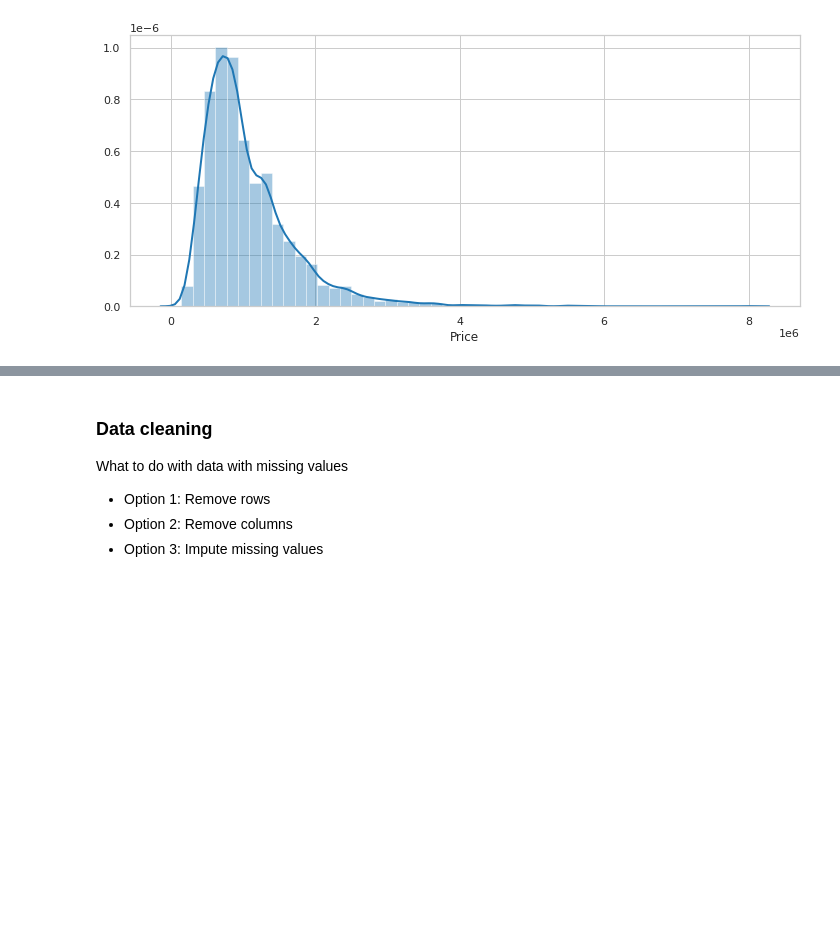
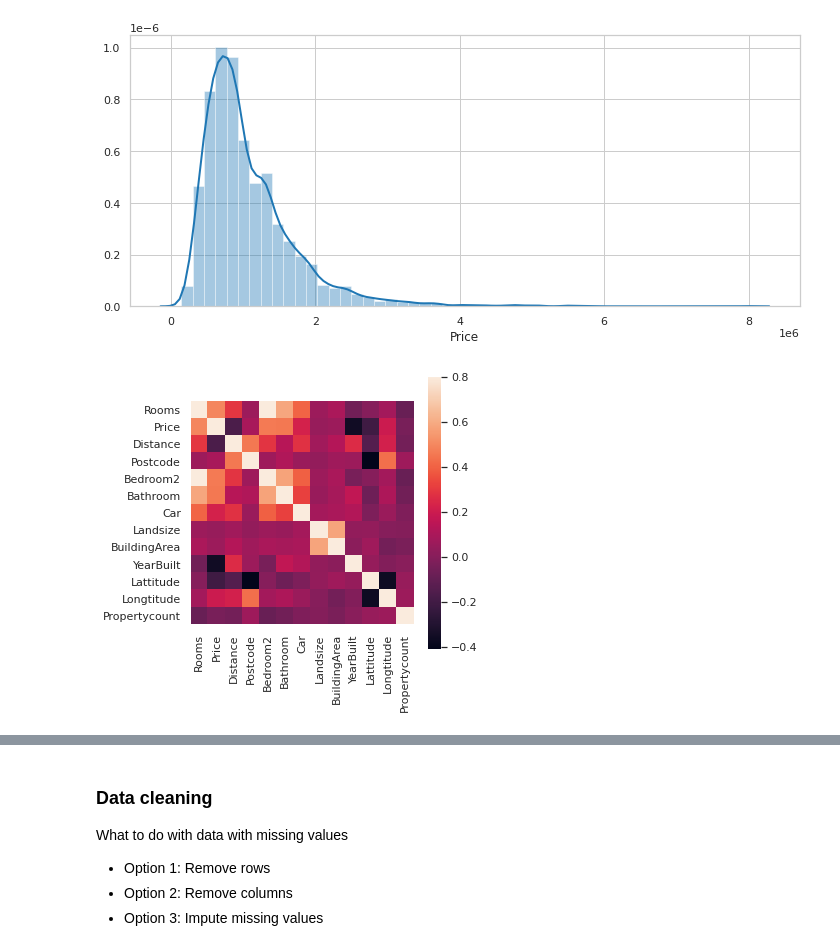
Before and after one commit to paubernabe/Aprenentatge-Automatic, a Jupyter notebook: TEOPR/P2/Session2_project.ipynb, the cells around one changed output, grey strips where cells are left out. Saved outputs shown, nothing was run; the diff lists cells and outputs as text; code cells hidden in the pictures; blank space fills up the shorter version.

```diff
--- a/TEOPR/P2/Session2_project.ipynb
+++ b/TEOPR/P2/Session2_project.ipynb
@@ -144,3 +144,11 @@ sns.distplot(train_set["Price"])
 plt.show()
 # %% [output]
 [figure]
+# %%
+fig, ax = plt.subplots(figsize=(5, 5))
+correlation = train_set.corr()
+sns.heatmap(correlation, vmax=.8, square=True)
+plt.show()
+correlation
+# %% [output]
+[figure, added]
```
Also changed, not shown: parts of 13 cells of this notebook, 1 other file.
